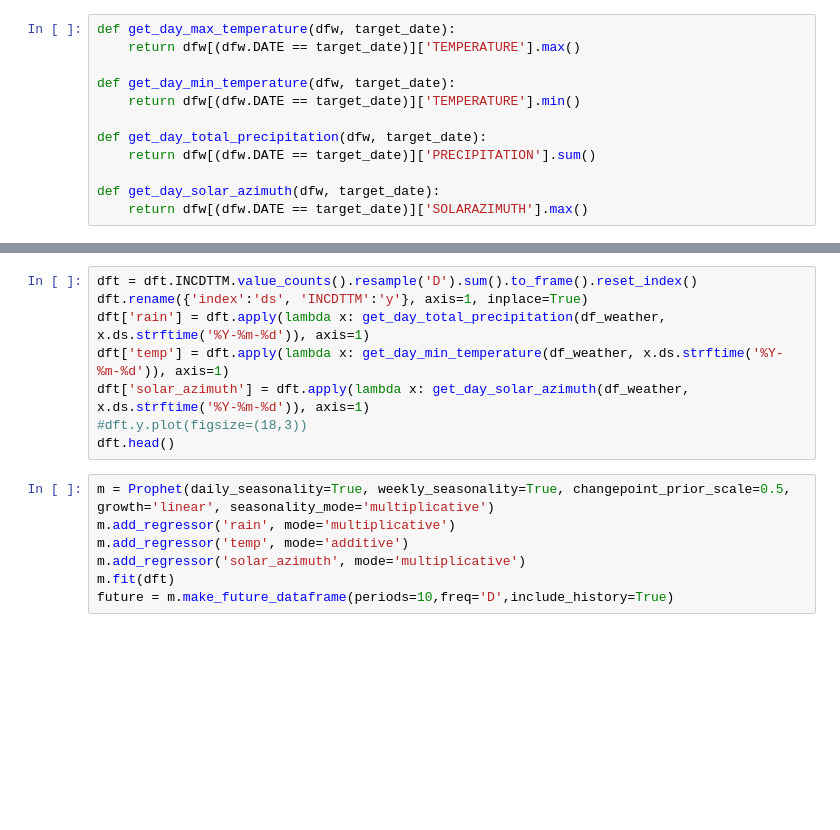
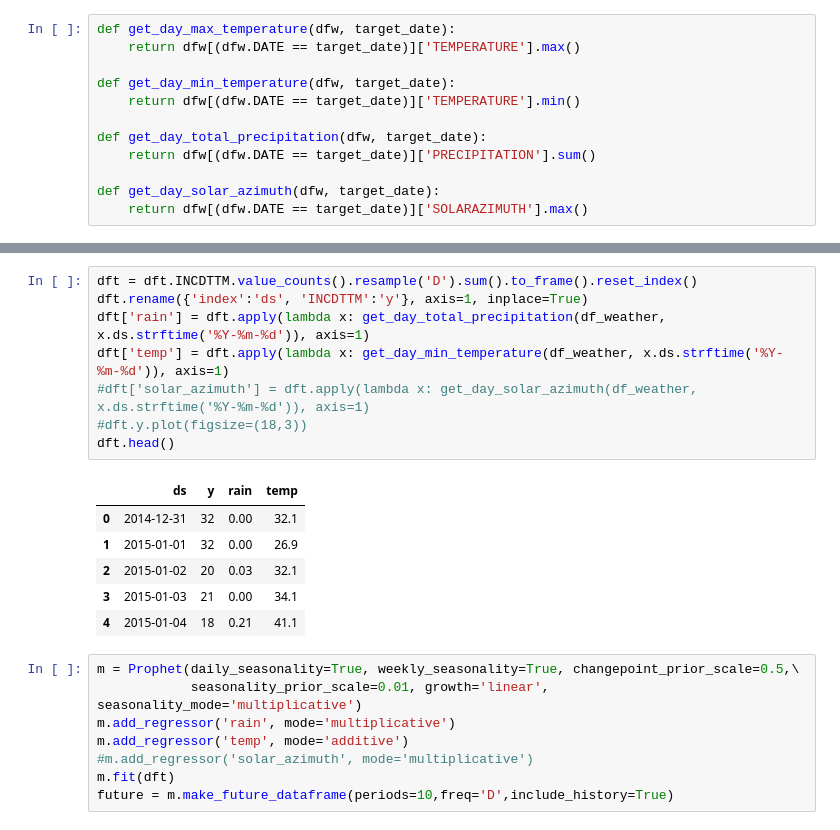
Before and after one commit to koursera/Advanced-Data-Science, a Jupyter notebook: seattle_collisions.model_train.python.1_0.ipynb, the cells around one changed output, grey strips where cells are left out. Cells and saved outputs as stored; diff of their text form; blank space fills up the shorter version.

```diff
--- a/seattle_collisions.model_train.python.1_0.ipynb
+++ b/seattle_collisions.model_train.python.1_0.ipynb
@@ -56,16 +73,24 @@ print(len(dft), len(dft)/(dft.INCDTTM.max() - dft.INCDTTM.min()).days)
 # %%
 dft = dft.INCDTTM.value_counts().resample('D').sum().to_frame().reset_index()
 dft.rename({'index':'ds', 'INCDTTM':'y'}, axis=1, inplace=True)
 dft['rain'] = dft.apply(lambda x: get_day_total_precipitation(df_weather, x.ds.strftime('%Y-%m-%d')), axis=1)
 dft['temp'] = dft.apply(lambda x: get_day_min_temperature(df_weather, x.ds.strftime('%Y-%m-%d')), axis=1)
-dft['solar_azimuth'] = dft.apply(lambda x: get_day_solar_azimuth(df_weather, x.ds.strftime('%Y-%m-%d')), axis=1)
+#dft['solar_azimuth'] = dft.apply(lambda x: get_day_solar_azimuth(df_weather, x.ds.strftime('%Y-%m-%d')), axis=1)
 #dft.y.plot(figsize=(18,3))
 dft.head()
+# %% [output]
+|  | ds | y | rain | temp |
+| 0 | 2014-12-31 | 32 | 0.00 | 32.1 |
+| 1 | 2015-01-01 | 32 | 0.00 | 26.9 |
+| 2 | 2015-01-02 | 20 | 0.03 | 32.1 |
+| 3 | 2015-01-03 | 21 | 0.00 | 34.1 |
+| 4 | 2015-01-04 | 18 | 0.21 | 41.1 |
 # %%
-m = Prophet(daily_seasonality=True, weekly_seasonality=True, changepoint_prior_scale=0.5, growth='linear', seasonality_mode='multiplicative')
+m = Prophet(daily_seasonality=True, weekly_seasonality=True, changepoint_prior_scale=0.5,\
+            seasonality_prior_scale=0.01, growth='linear', seasonality_mode='multiplicative')
 m.add_regressor('rain', mode='multiplicative')
 m.add_regressor('temp', mode='additive')
-m.add_regressor('solar_azimuth', mode='multiplicative')
+#m.add_regressor('solar_azimuth', mode='multiplicative')
 m.fit(dft)
 future = m.make_future_dataframe(periods=10,freq='D',include_history=True)
 # %%
```
Also changed, not shown: parts of 14 cells of this notebook, 3 other files.
